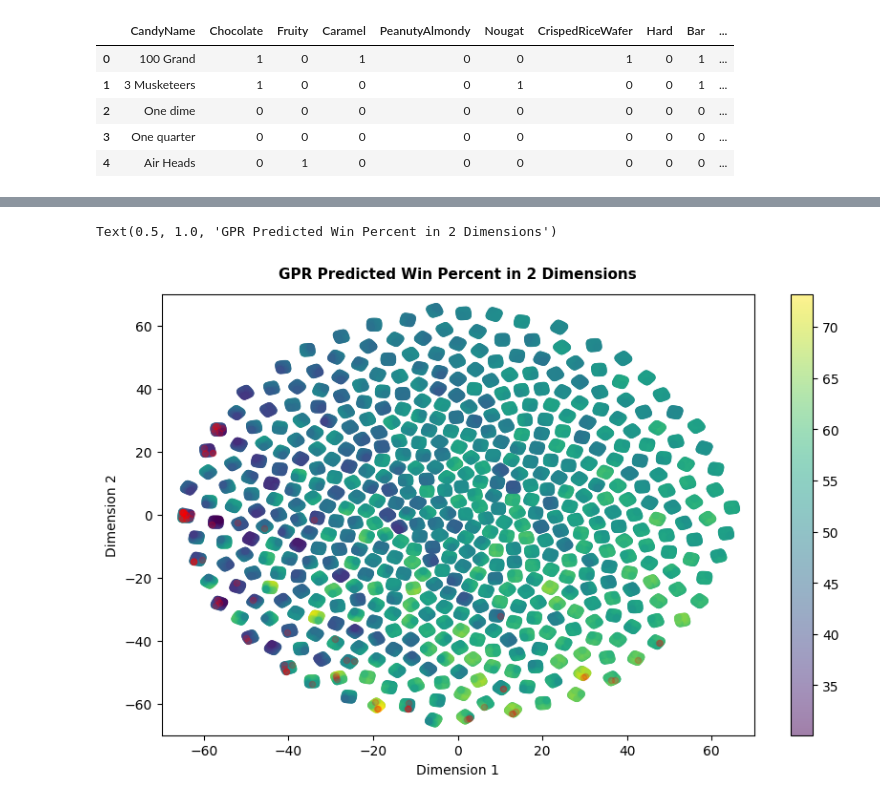
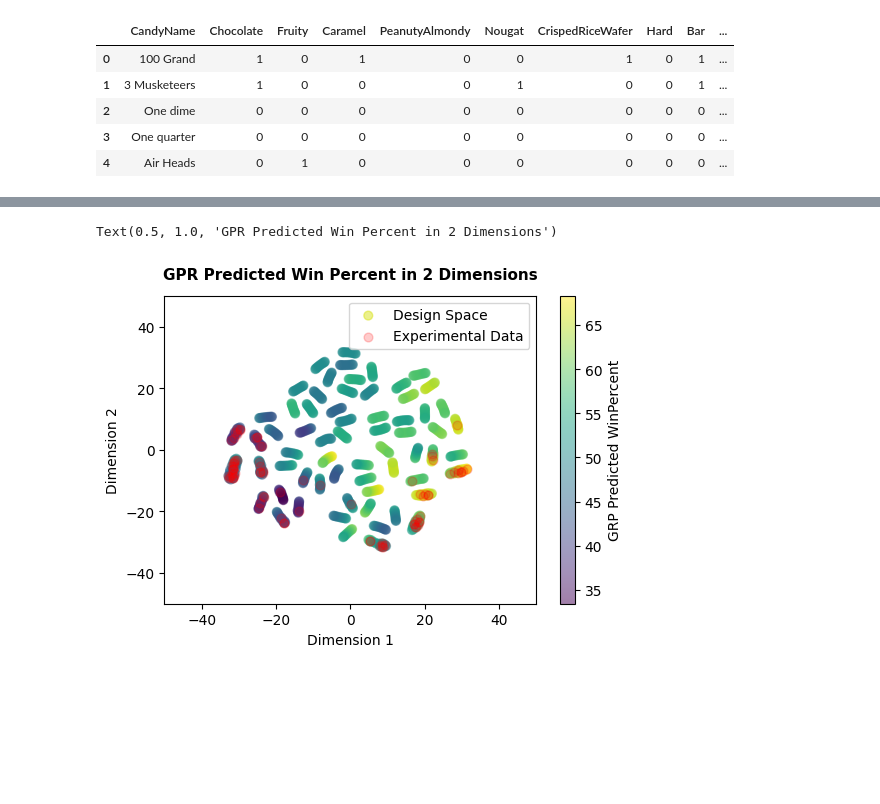
Before and after one commit to Sanchit2798/candy-case-study, a Jupyter notebook: notebooks/04_recommendation.ipynb, the cells around one changed output, grey strips where cells are left out. Cells and saved outputs as stored; diff of their text form; code cells hidden in the pictures; blank space fills up the shorter version.

```diff
--- a/notebooks/04_recommendation.ipynb
+++ b/notebooks/04_recommendation.ipynb
@@ -199,0 +251,3 @@ swarm_grid(design_space, binary_columns, 'LR_Pred_WinPercent',
+# %%
+exploitation_df = design_space.sort_values(by='GPR_Pred_Rank').head(1)
+exploitation_df
@@ -199,0 +257,6 @@ swarm_grid(design_space, binary_columns, 'LR_Pred_WinPercent',
+# %%
+selection_df = pd.concat([exploration_df, exploitation_df], ignore_index=True)
+selection_df['Recommended'] = 1
+design_space = design_space.merge(selection_df[SelectedFeatures + ['Recommended']], on=SelectedFeatures, how='left')
+design_space['Recommended'] = design_space['Recommended'].fillna(0)
+design_space[design_space['Recommended'] == 1]
@@ -200,12 +271,12 @@ swarm_grid(design_space, binary_columns, 'LR_Pred_WinPercent',
 # %%
 design_space['source'] = 'design_space'
 df['source'] = 'exp_data'
-df.loc[:, ['LR_Pred_WinPercent']] = MlModelPredictor().predict(df, Features, lr_model_experiment.model,
+df.loc[:, ['LR_Pred_WinPercent']] = MlModelPredictor().predict(df, SelectedFeatures, lr_model_experiment.model,
                            lr_model_experiment.standard_scaler)
-df.loc[:, 'GPR_Pred_WinPercent'], df.loc[:,'GPR_Pred_WinPercent_Std'] = MlModelPredictor().predict(df, Features, gpr_model_experiment.model,
+df.loc[:, 'GPR_Pred_WinPercent'], df.loc[:,'GPR_Pred_WinPercent_Std'] = MlModelPredictor().predict(df, SelectedFeatures, gpr_model_experiment.model,
                            gpr_model_experiment.standard_scaler, return_std=True)
 merged_df = pd.concat([df, design_space], ignore_index=True)
 # %%
-merged_df = TSNEVisualiser().fit_data(merged_df, Features)
+merged_df = TSNEVisualiser().fit_data(merged_df, SelectedFeatures)
 # %% [output]
 [t-SNE] Computing 91 nearest neighbors...
@@ -250,29 +324,33 @@ Text(0.5, 1.0, 'Win Percent in 2 Dimensions')
 # %%
-fig, ax = plt.subplots(figsize=(10,6))
+fig, ax = plt.subplots(figsize=(6,4))
 sc = ax.scatter(
     merged_df['projection_x'],
     merged_df['projection_y'],
     c=merged_df['GPR_Pred_WinPercent'],
     cmap='viridis',
     alpha=0.5,
-    s=20
+    s=40,
+    label = 'Design Space'
 )
 
 ax.scatter(
     merged_df[merged_df['source'] == 'exp_data']['projection_x'],
     merged_df[merged_df['source'] == 'exp_data']['projection_y'],
     color='red',
     alpha=0.2,
-    s=20,
+    s=40,
+    label = 'Experimental Data'
 )
+
+cbar = plt.colorbar(sc, ax=ax)
 cbar.set_label('GRP Predicted WinPercent')
-cbar = plt.colorbar(sc, ax=ax)
 # # Labels and limits
 ax.set_xlabel('Dimension 1')
 ax.set_ylabel('Dimension 2')
-ax.set_xlim(-70, 70)
-ax.set_ylim(-70, 70)
+ax.set_xlim(-50, 50)
+ax.set_ylim(-50, 50)
+ax.legend(loc='upper right')
 ax.set_title(f"GPR Predicted Win Percent in 2 Dimensions", fontweight="bold", fontsize=11, pad=12)
 # %% [output]
 Text(0.5, 1.0, 'GPR Predicted Win Percent in 2 Dimensions')
-[figure, old version]
+[figure, new version]
```
Also changed, not shown: parts of 26 cells of this notebook, 18 other files.
